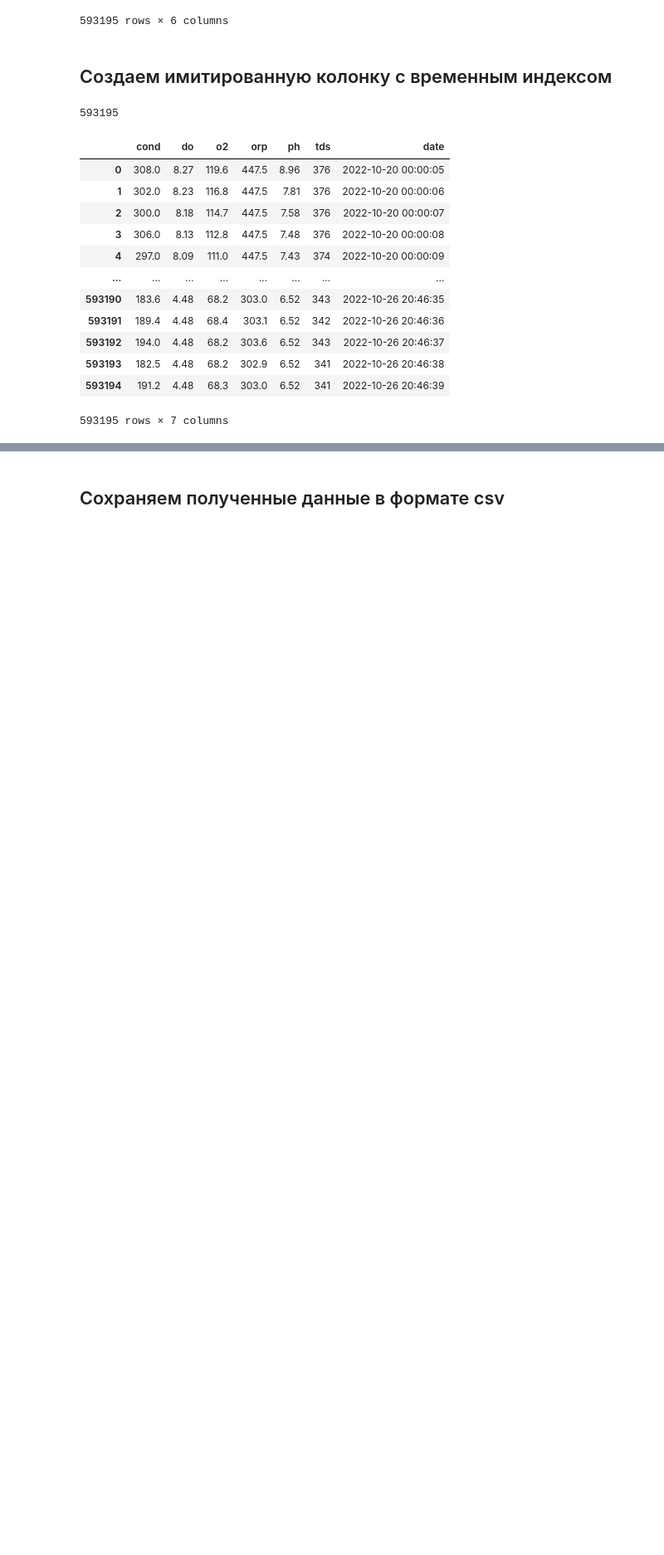
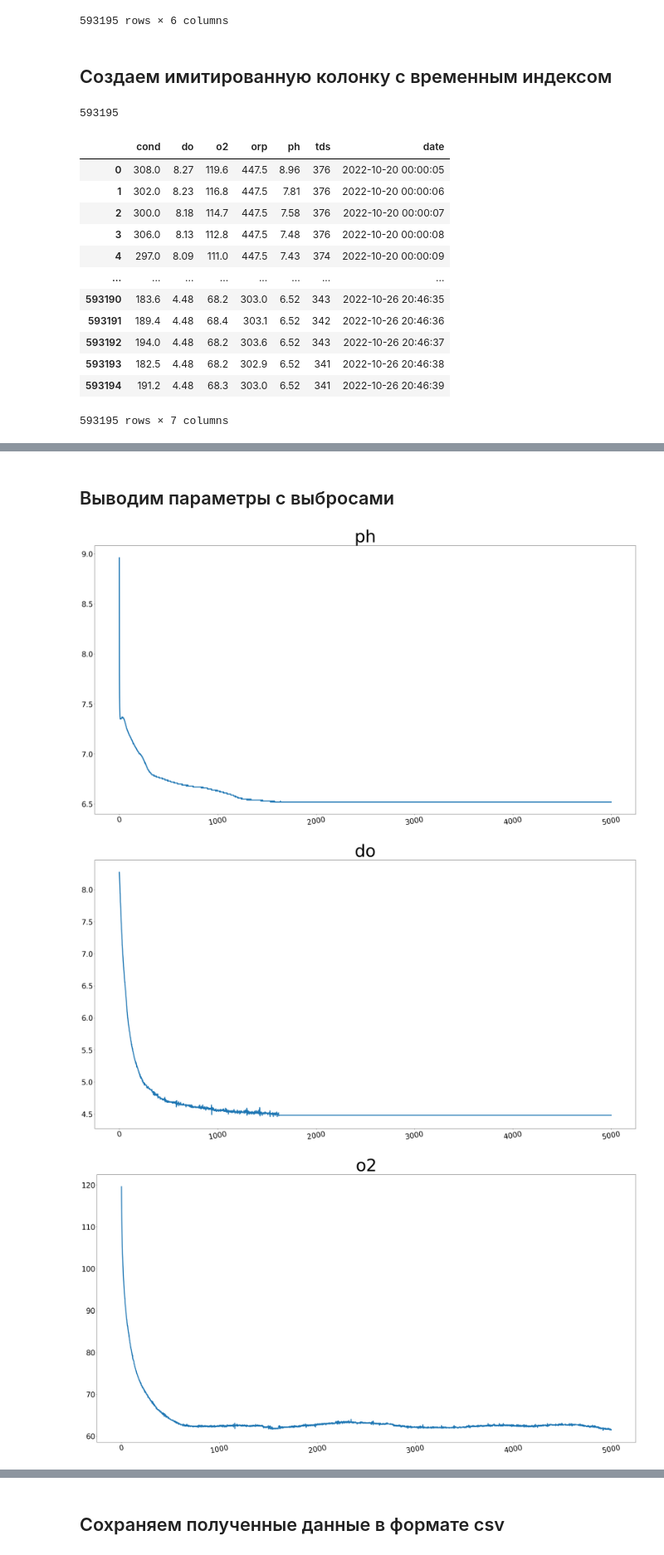
Before and after one commit to koshkidadanet/article-water, a Jupyter notebook: create_data.ipynb, the cells around one changed output, grey strips where cells are left out. Shown at 83% size. Drawn from its saved outputs; the diff is of its cells as text; code cells hidden in the pictures; blank space fills up the shorter version.

```diff
--- a/create_data.ipynb
+++ b/create_data.ipynb
@@ -90,0 +114,25 @@ df
+# %% [markdown]
+## Выводим параметры с выбросами
+# %%
+for column in ['ph','do','o2']:
+    plt.figure(figsize=(40,20))
+    plt.xticks(fontsize = 30)
+    plt.yticks(fontsize = 30)
+
+    df[0:5000][column].plot(linewidth=4)
+    plt.title(column, fontsize=70)
+    plt.tick_params(axis='x', rotation=10)
+    plt.show()
+
+plt.figure(figsize=(40,20))
+plt.xticks(fontsize = 30)
+plt.yticks(fontsize = 30)
+
+df[400000:]['tds'].plot(linewidth=4)
+plt.title('tds', fontsize=70)
+plt.tick_params(axis='x', rotation=10)
+plt.show()
+# %% [output]
+[figure, added]
+[figure, added]
+[figure, added]
```
Also changed, not shown: parts of 10 cells of this notebook, 2 other files.
